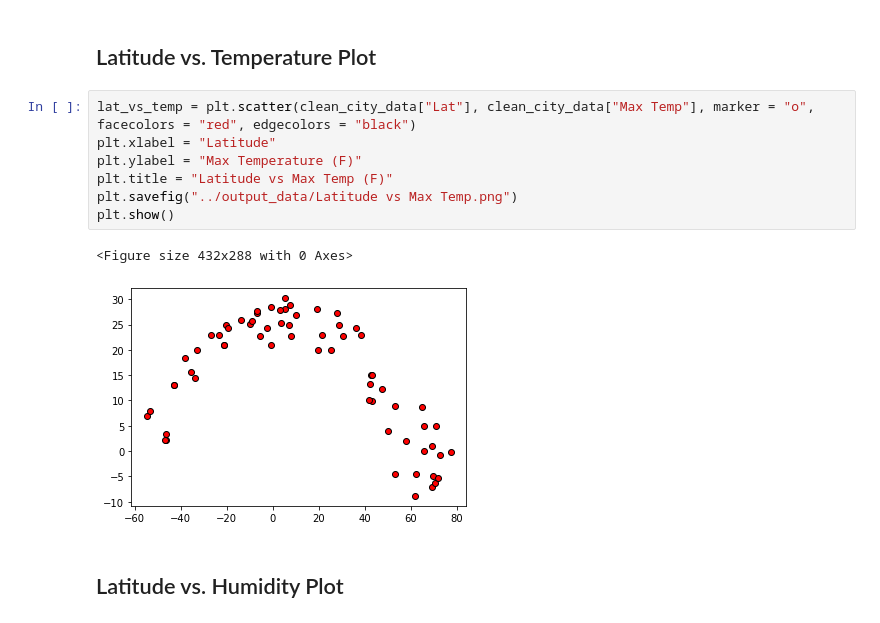
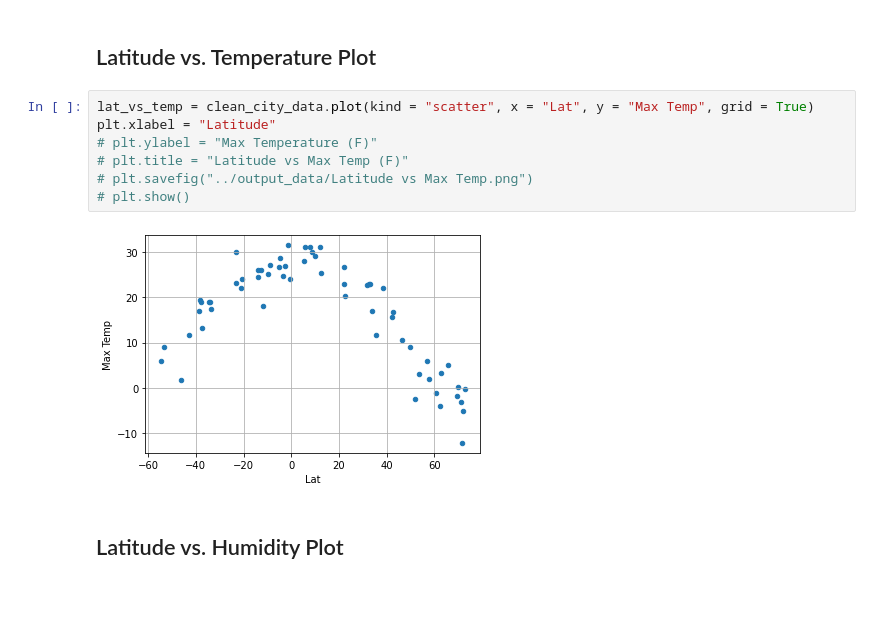
Before and after one commit to alpheus23/Python-API-Challenge, a Jupyter notebook: WeatherPy/WeatherPy.ipynb, the cells around one changed output. Drawn from its saved outputs; the diff is of its cells as text; blank space fills up the shorter version.

Commit message:
Completed other plots, but ran into issues with linear regression

```diff
--- a/WeatherPy/WeatherPy.ipynb
+++ b/WeatherPy/WeatherPy.ipynb
@@ -229,14 +227,13 @@ clean_city_data
 # %% [markdown]
 ## Latitude vs. Temperature Plot
 # %%
-lat_vs_temp = plt.scatter(clean_city_data["Lat"], clean_city_data["Max Temp"], marker = "o", facecolors = "red", edgecolors = "black")
+lat_vs_temp = clean_city_data.plot(kind = "scatter", x = "Lat", y = "Max Temp", grid = True)
 plt.xlabel = "Latitude"
-plt.ylabel = "Max Temperature (F)"
-plt.title = "Latitude vs Max Temp (F)"
-plt.savefig("../output_data/Latitude vs Max Temp.png")
-plt.show()
+# plt.ylabel = "Max Temperature (F)"
+# plt.title = "Latitude vs Max Temp (F)"
+# plt.savefig("../output_data/Latitude vs Max Temp.png")
+# plt.show()
 # %% [output]
-<Figure size 432x288 with 0 Axes>
-[figure, old version]
+[figure, new version]
 # %% [markdown]
 ## Latitude vs. Humidity Plot
```
Also changed, not shown: parts of 12 cells of this notebook, 2 other files.
